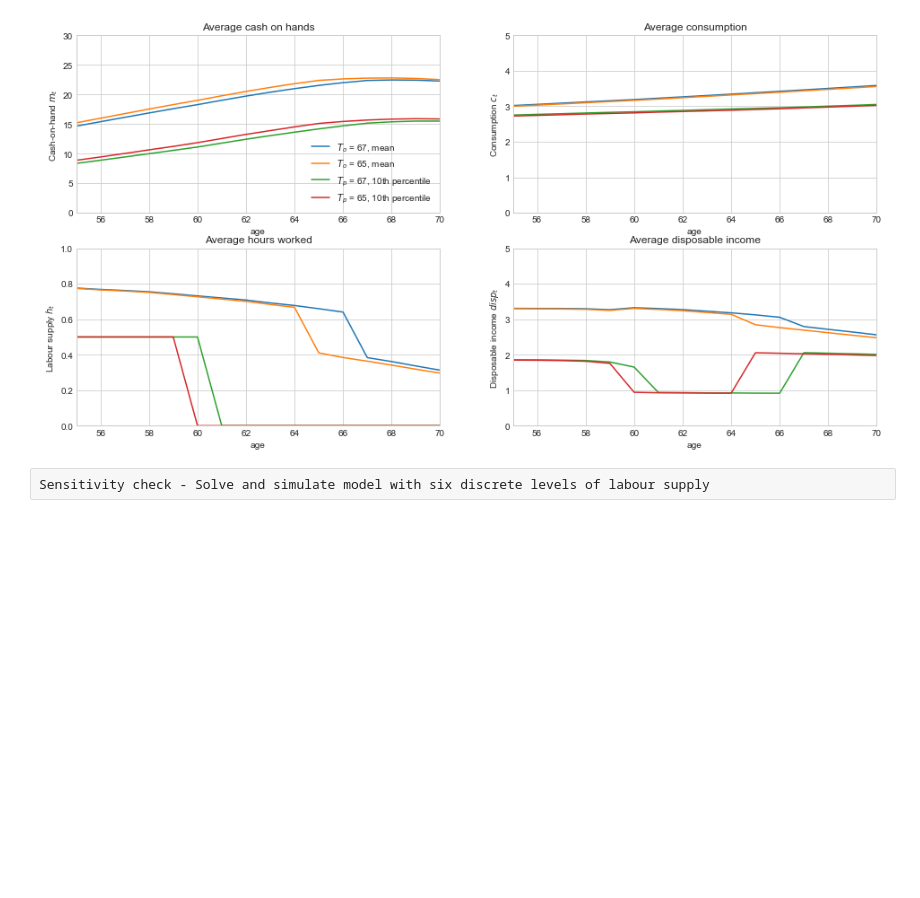
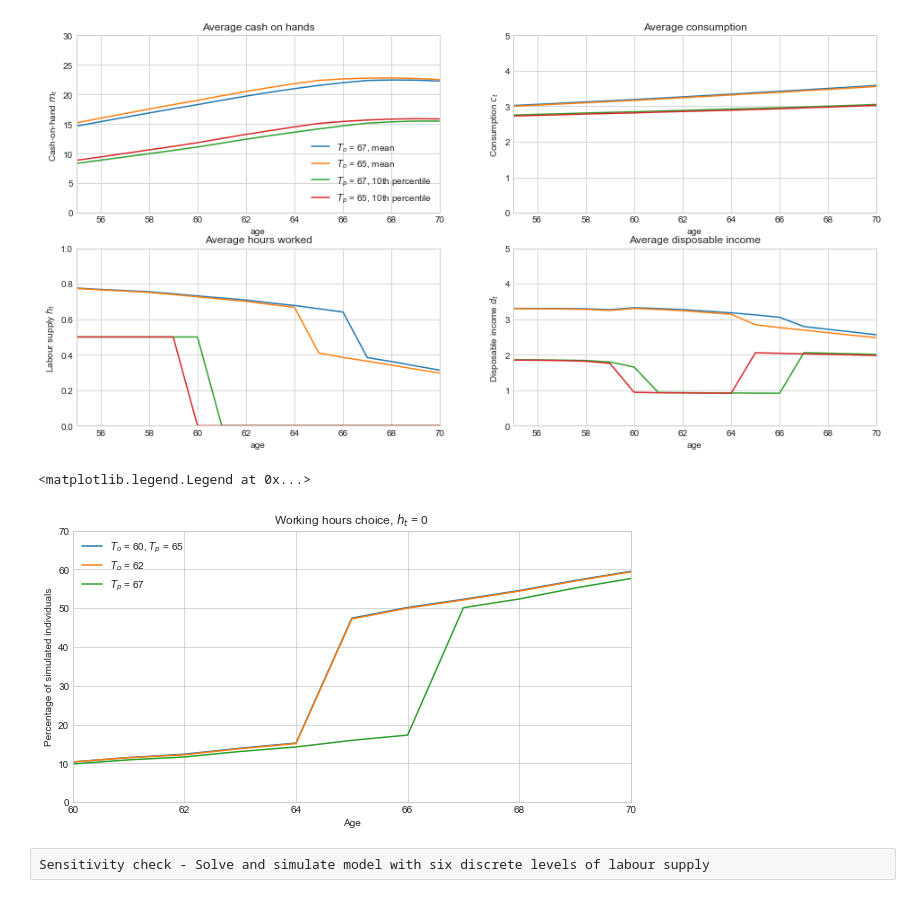
Before and after one commit to HaraldGrevsen/DynamicprogrammingTermpaper, a Jupyter notebook: The Model/Main.ipynb, the cells around one changed output. Drawn from its saved outputs; the diff is of its cells as text; code cells hidden in the pictures; blank space fills up the shorter version.

```diff
--- a/The Model/Main.ipynb
+++ b/The Model/Main.ipynb
@@ -376,6 +384,30 @@ ax.set_title(f'Average disposable income')
 # %% [output]
 Text(0.5, 1.0, 'Average disposable income')
 [figure]
+# %%
+shape_p = (model_to.par.simT, 1)
+h0_baseline = np.nan + np.zeros(shape_p)
+h0_to = np.nan + np.zeros(shape_p)
+h0_tp = np.nan + np.zeros(shape_p)
+for t in range(model_to.par.simT):
+    h0_baseline[t] = np.mean(model.sim.h[t] == np.zeros((1, model.par.simN)))
+    h0_to[t] = np.mean(model_to.sim.h[t] == np.zeros((1, model.par.simN)))
+    h0_tp[t] = np.mean(model_tp.sim.h[t] == np.zeros((1, model.par.simN)))
+
+fig = plt.figure(figsize=(10,5))
+ax = fig.add_subplot(1,1,1)
+ax.plot(np.arange(model.par.simT)+25 ,h0_baseline*100, label=f'$T_o$ = 60, $T_p$ = 65')
+ax.plot(np.arange(model.par.simT)+25 ,h0_to*100, label=f'$T_o$ = 62')
+ax.plot(np.arange(model.par.simT)+25 ,h0_tp*100, label=f'$T_p$ = 67')
+ax.set_xlim([60,70])
+ax.set_ylim([0,70])
+ax.set_xlabel(f"Age")
+ax.set_ylabel(f"Percentage of simulated individuals")
+ax.set_title(f'Working hours choice, $h_t$ = 0')
+plt.legend()
+# %% [output]
+<matplotlib.legend.Legend at 0x...>
+[figure, added]
 # %% [raw]
 Sensitivity check - Solve and simulate model with six discrete levels of labour supply
 # %%
```
Also changed, not shown: parts of 7 cells of this notebook, 2 other files.
